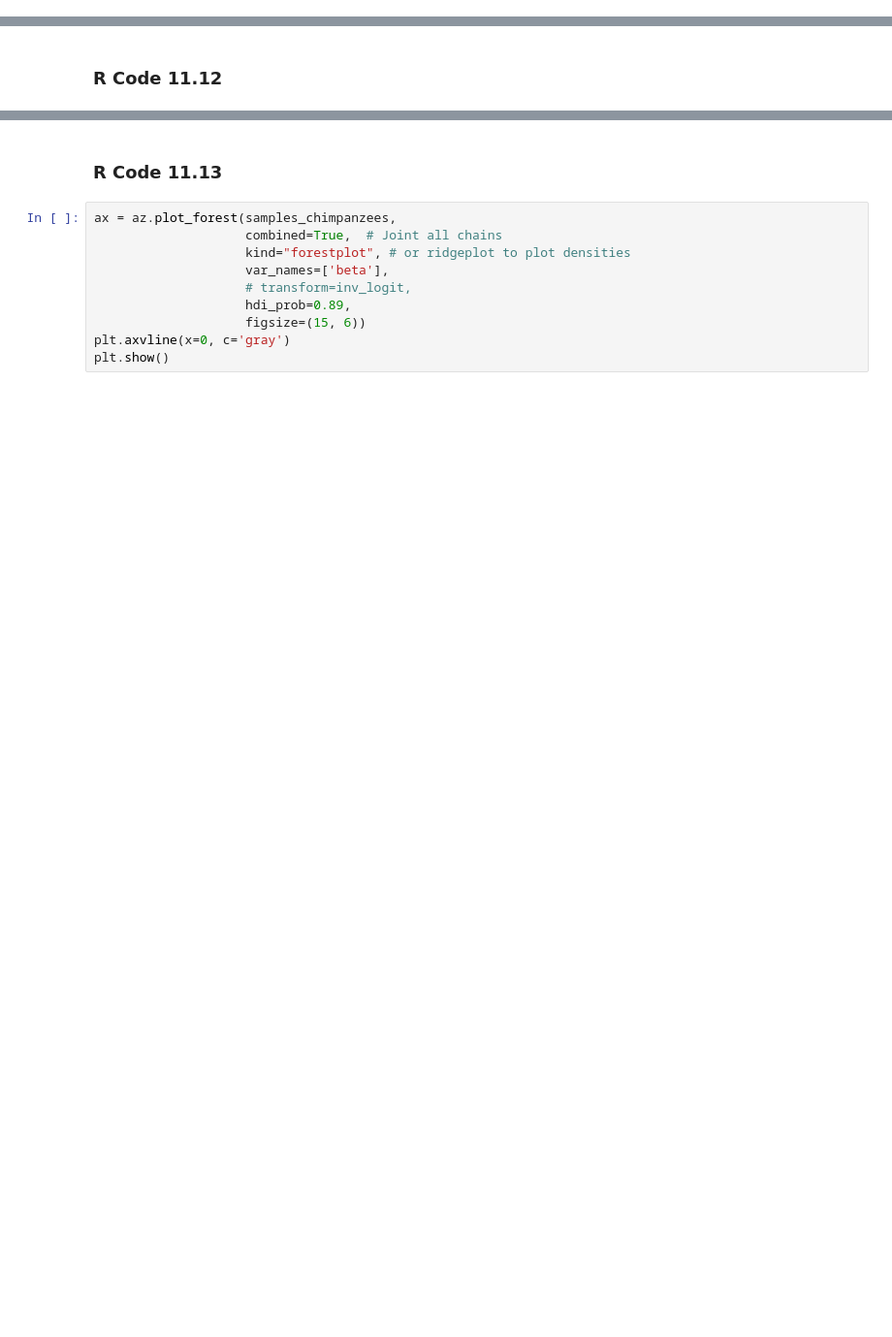
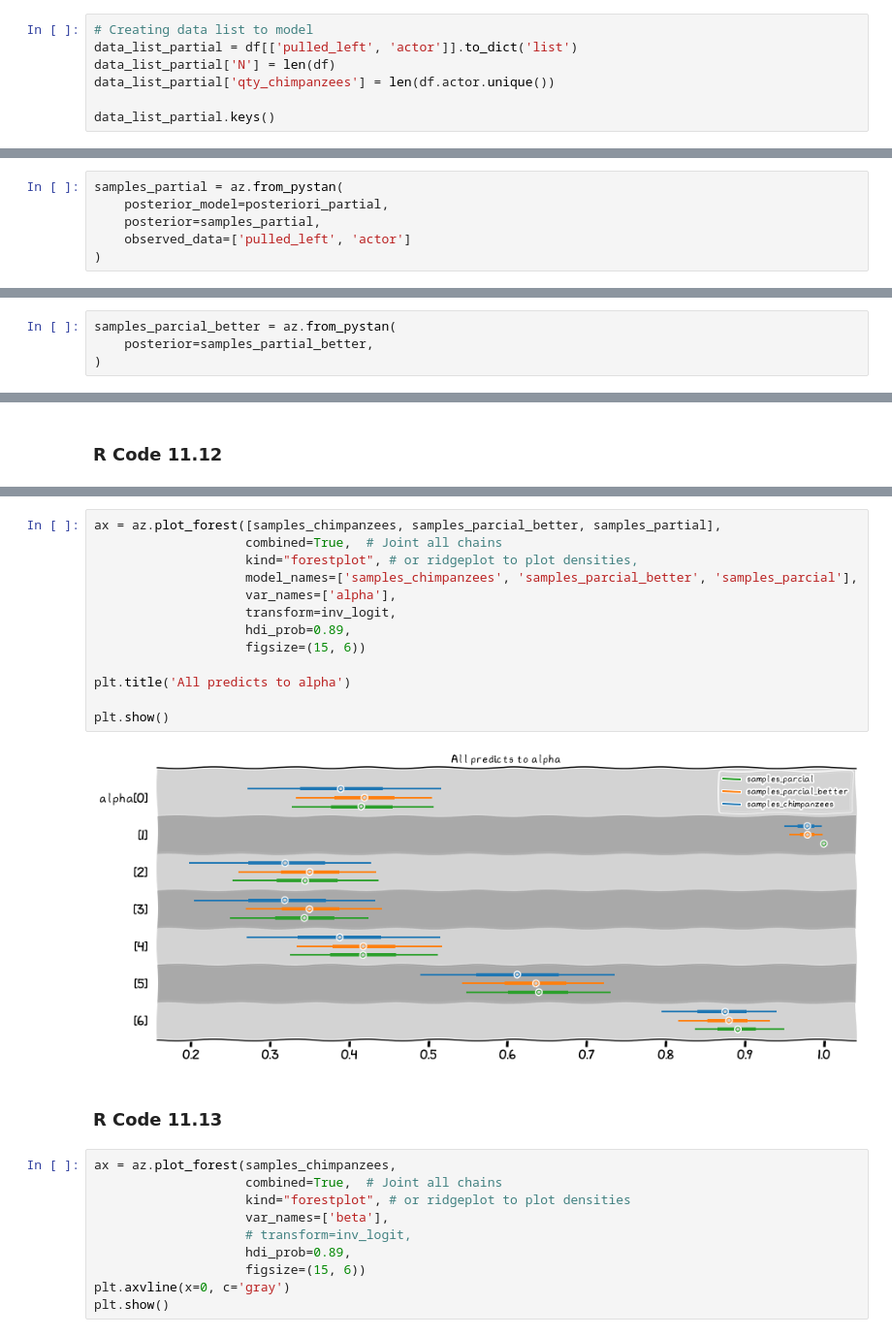
Before and after one commit to rodolphomacedo/statistical_rethinking_pt_BR, a Jupyter notebook: parte_11.ipynb, the cells around one changed output, grey strips where cells are left out. Shown at 97% size. Saved outputs shown, nothing was run; the diff lists cells and outputs as text; blank space fills up the shorter version.

Commit message:
update: Finish models to Logistic Regression: Prosocial chimpanzees

```diff
--- a/parte_11.ipynb
+++ b/parte_11.ipynb
@@ -119,0 +127,7 @@ $$ \beta_k \sim \mbox{to be determined} $$
+# %%
+# Creating data list to model
+data_list_partial = df[['pulled_left', 'actor']].to_dict('list')
+data_list_partial['N'] = len(df)
+data_list_partial['qty_chimpanzees'] = len(df.actor.unique())
+
+data_list_partial.keys()
@@ -120,2 +196,8 @@ $$ \beta_k \sim \mbox{to be determined} $$
+# %%
+samples_partial = az.from_pystan(
+    posterior_model=posteriori_partial,
+    posterior=samples_partial,
+    observed_data=['pulled_left', 'actor']
+)
 # %% [markdown]
 ### R Code 11.5
@@ -157,2 +290,6 @@ plt.show()
+# %%
+samples_parcial_better = az.from_pystan(
+    posterior=samples_partial_better,
+)
 # %% [markdown]
 ### R Code 11.7
@@ -340,3 +477,18 @@ ax = az.plot_forest(samples_chimpanzees,
+# %%
+ax = az.plot_forest([samples_chimpanzees, samples_parcial_better, samples_partial],
+                    combined=True,  # Joint all chains
+                    kind="forestplot", # or ridgeplot to plot densities,
+                    model_names=['samples_chimpanzees', 'samples_parcial_better', 'samples_parcial'],
+                    var_names=['alpha'],
+                    transform=inv_logit,
+                    hdi_prob=0.89,
+                    figsize=(15, 6))
+
+plt.title('All predicts to alpha')
+
+plt.show()
+# %% [output]
+[figure, added]
 # %% [markdown]
 ### R Code 11.13
 # %%
```
Also changed, not shown: parts of 37 cells of this notebook.
